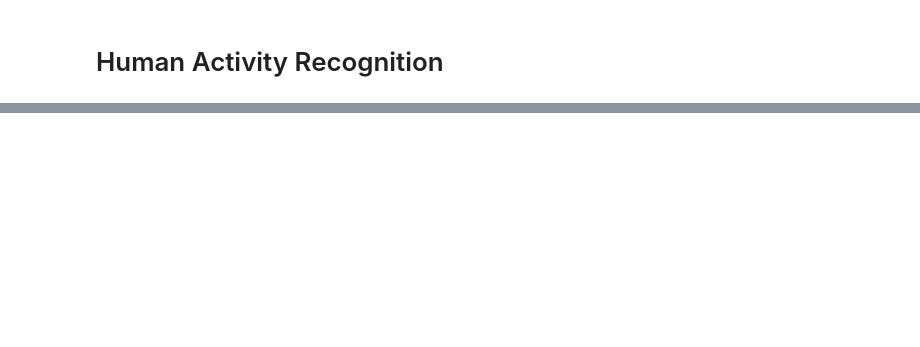
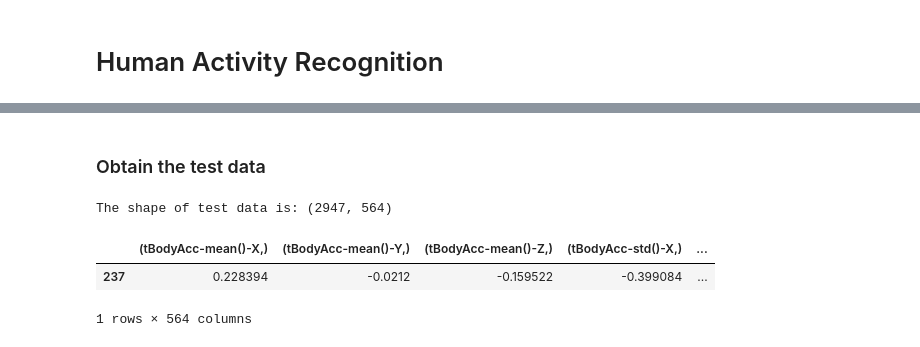
Before and after one commit to ashishsth7586/PyTorch, a Jupyter notebook: 04_Human_activity_recognition/Human Activity Recognition.ipynb, the cells around one changed output, grey strips where cells are left out. Saved outputs shown, nothing was run; the diff lists cells and outputs as text; code cells hidden in the pictures; blank space fills up the shorter version.

```diff
--- a/04_Human_activity_recognition/Human Activity Recognition.ipynb
+++ b/04_Human_activity_recognition/Human Activity Recognition.ipynb
@@ -33,0 +94,33 @@ ModuleNotFoundError: No module named 'pandas'
+# %% [markdown]
+### Obtain the test data
+# %%
+# get the test data from txt file to pandas dataframe
+X_test = pd.read_csv('dataset/test/X_test.txt', delim_whitespace=True, header=None)
+X_test.columns = pd.DataFrame(data=features)
+
+# add subject (person) column to dataframe
+X_test['subject'] = pd.read_csv('dataset/test/subject_test.txt', header=None, squeeze=True)
+
+# get labels from txt file
+y_test = pd.read_csv('dataset/test/y_test.txt', names=['activity'], squeeze=True)
+y_test_labels = y_test.map({
+    1 : 'WALKING',
+    2 : 'WALKING_UPSTAIRS',
+    3 : 'WALKING_DOWNSTAIRS',
+    4 : 'SITTING',
+    5 : 'STANDING',
+    6 : 'LAYING'
+})
+
+# Combine all the columns to a single dataframe
+test = X_test
+test['activity'] = y_test
+test['activityName'] = y_test_labels
+
+print(f"The shape of test data is: {test.shape}")
+test.sample()
+# %% [output]
+The shape of test data is: (2947, 564)
+|  | (tBodyAcc-mean()-X,) | (tBodyAcc-mean()-Y,) | (tBodyAcc-mean()-Z,) | (tBodyAcc-std()-X,) | ... |
+| 237 | 0.228394 | -0.0212 | -0.159522 | -0.399084 | ... |
+1 rows × 564 columns
```
Also changed, not shown: parts of 13 cells of this notebook, 28 other files.
